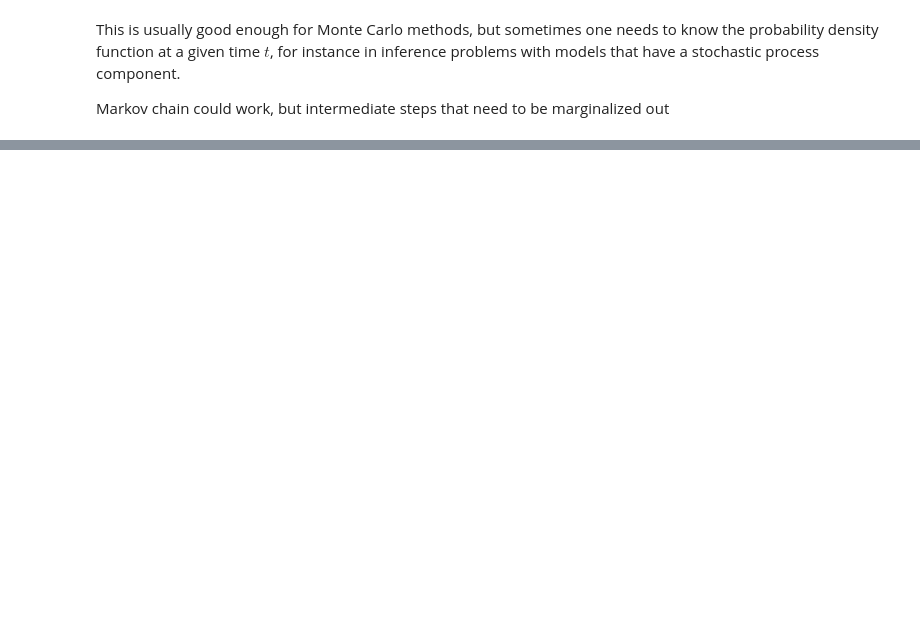
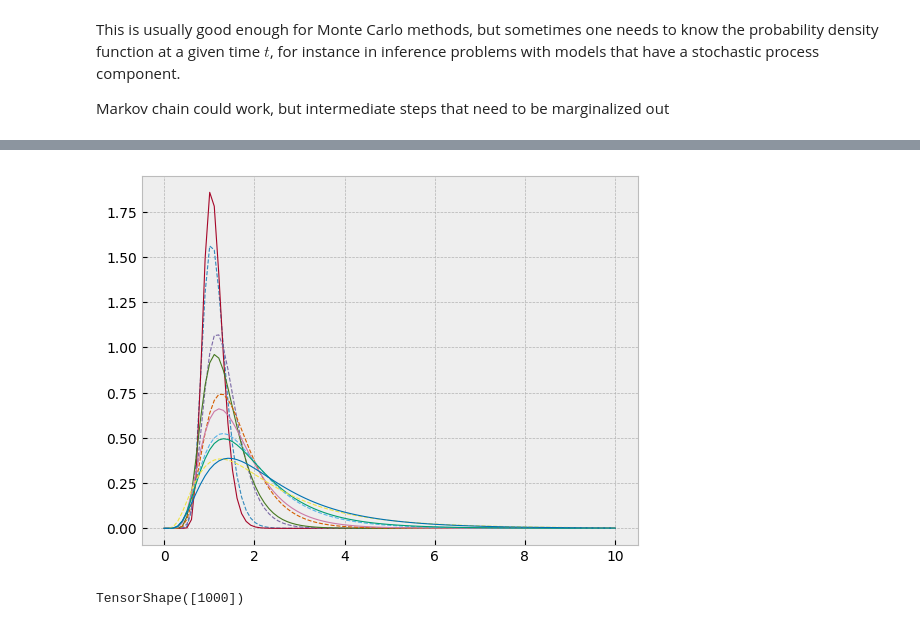
Before and after one commit to ybarmaz/blog, a Jupyter notebook: posts/2023-11-12-Masked-autoregressive-flows-for-stochastic-processes.ipynb, the cells around one changed output, grey strips where cells are left out. Drawn from its saved outputs; the diff is of its cells as text; code cells hidden in the pictures; blank space fills up the shorter version.

```diff
--- a/posts/2023-11-12-Masked-autoregressive-flows-for-stochastic-processes.ipynb
+++ b/posts/2023-11-12-Masked-autoregressive-flows-for-stochastic-processes.ipynb
@@ -122,2 +131,12 @@ plt.plot(sample_space, density)
+# %%
+for i in range(1, 11, 2):
+    density = distribution.prob(sample_space[...,None], bijector_kwargs={'maf': {'conditional_input': (i)*tf.ones((1,1), tf.float32)}})
+    plt.plot(sample_space, density, '--', linewidth=.8,)
+    dist = tfd.LogNormal(i * (growth - volatility**2/2), tf.sqrt(i*1.) * volatility)
+    plt.plot(sample_space, dist.prob(sample_space), linewidth=.8)
+# %% [output]
+[figure, added]
 # %%
-s.shape
+s[:,-1].shape
+# %% [output]
+TensorShape([1000])
```
Also changed, not shown: parts of 14 cells of this notebook.
